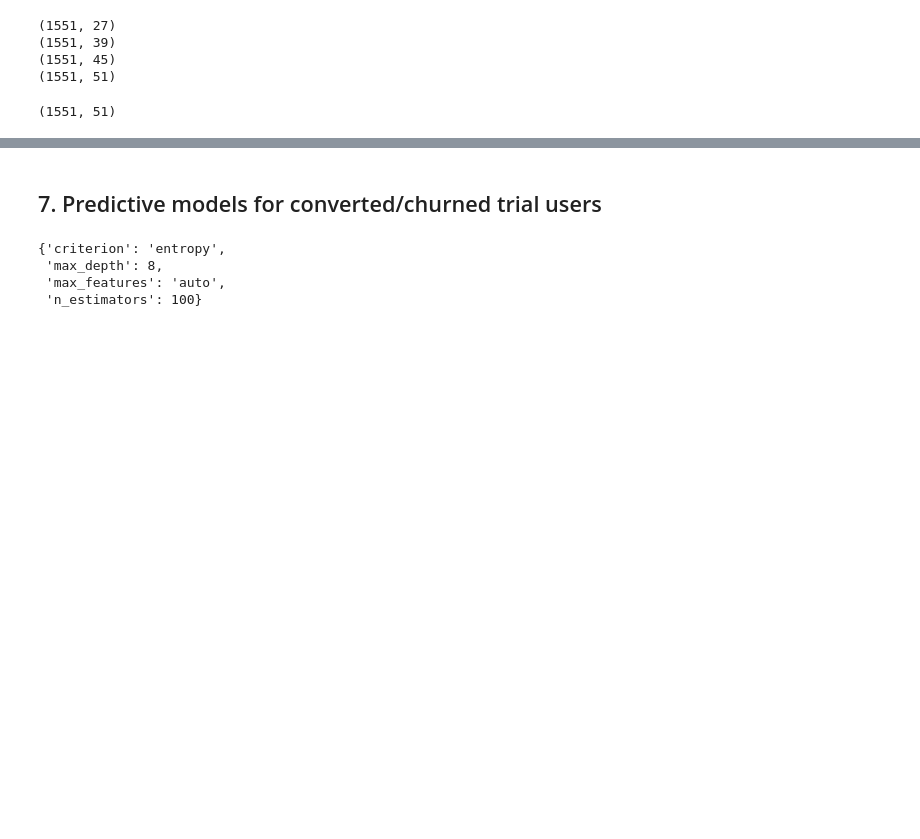
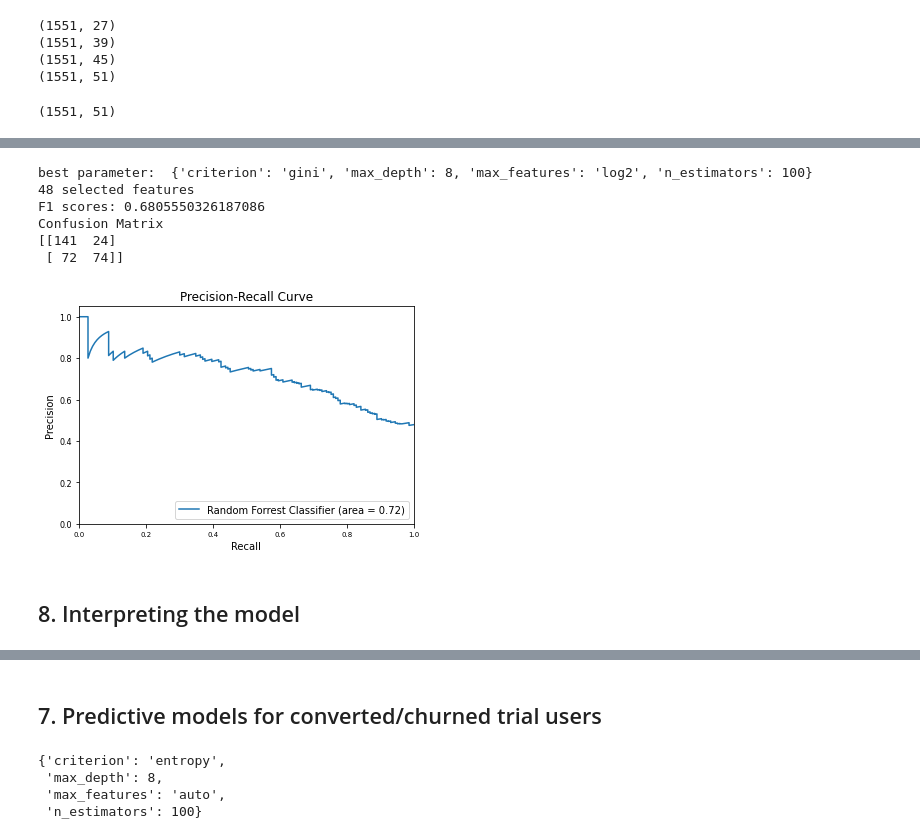
Before and after one commit to mpham93/Keep_Running, a Jupyter notebook: notebooks/Trial_Users.ipynb, the cells around one changed output, grey strips where cells are left out. Cells and saved outputs as stored; diff of their text form; code cells hidden in the pictures; blank space fills up the shorter version.

```diff
--- a/notebooks/Trial_Users.ipynb
+++ b/notebooks/Trial_Users.ipynb
@@ -216,0 +310,27 @@ feature_df_new.shape
+# %%
+# Grid search for hyperparameters
+# Random forest with Recursive feature elimination
+rfcv = RFECV(estimator=RandomForestClassifier(random_state = 42))
+rfcv.fit(X_train, y_train)
+rf_feature = X_train.columns[rfcv.support_]
+rfc=RandomForestClassifier(random_state=42)
+param_grid = {'n_estimators': [100, 500],
+              'max_features': ['auto', 'sqrt', 'log2'],
+              'max_depth' : [4,5,6,7,8],
+              'criterion' :['gini', 'entropy']}
+CV_rfc = GridSearchCV(estimator=rfc, param_grid=param_grid, cv= 5)
+CV_rfc.fit(X_train[rf_feature], y_train)
+y_pred_rf = CV_rfc.predict(X_test[rf_feature])
+print ('best parameter: ', CV_rfc.best_params_)
+print (len(rf_feature), 'selected features')
+plot_AUC(CV_rfc, X_test[rf_feature], y_test)
+# %% [output]
+best parameter:  {'criterion': 'gini', 'max_depth': 8, 'max_features': 'log2', 'n_estimators': 100}
+48 selected features
+F1 scores: 0.6805550326187086
+Confusion Matrix
+[[141  24]
+ [ 72  74]]
+[figure, added]
+# %% [markdown]
+## 8. Interpreting the model
```
Also changed, not shown: parts of 15 cells of this notebook, 1 other file.
